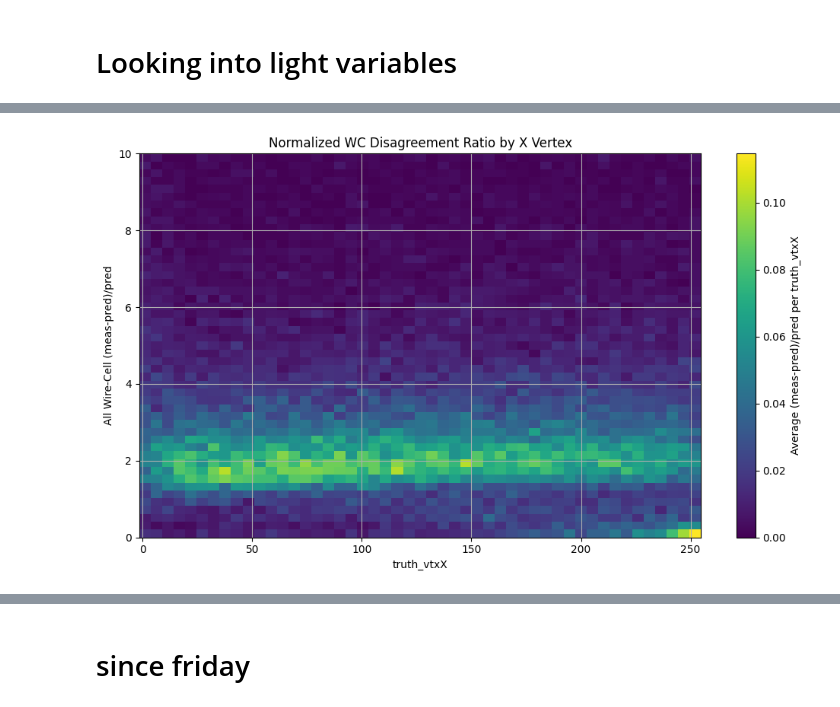
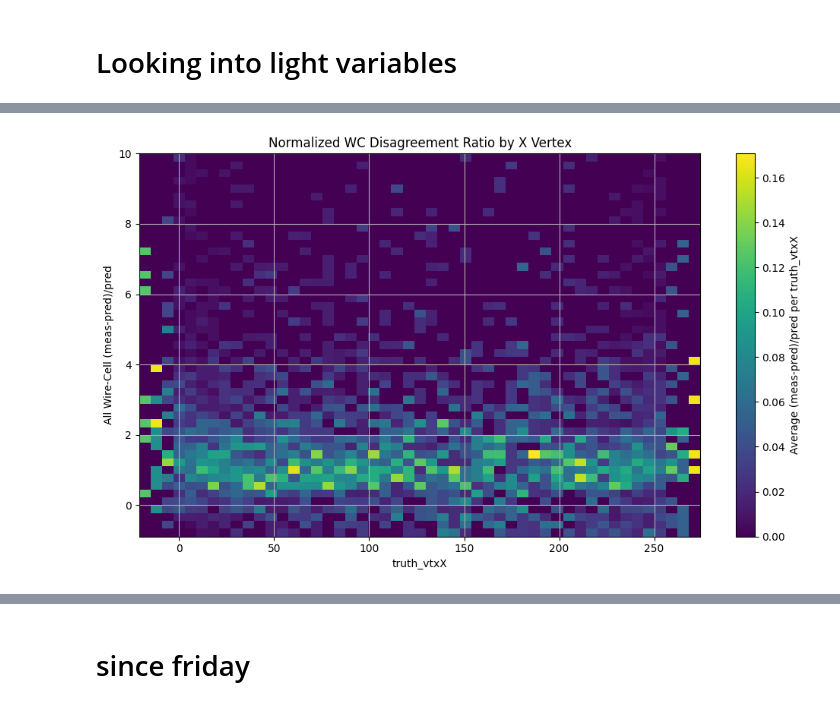
Before and after one commit to kpulido444/REU_uboone_photon_rejection, a Jupyter notebook: SUPRISE_with_blips.ipynb, the cells around one changed output, grey strips where cells are left out. Saved outputs shown, nothing was run; the diff lists cells and outputs as text; code cells hidden in the pictures.

```diff
--- a/SUPRISE_with_blips.ipynb
+++ b/SUPRISE_with_blips.ipynb
@@ -954,7 +1002,11 @@ wc_df["reco_backwards_projected_dist"] = backwards_projected_dists
 # %% [markdown]
 ## Unify dfs
 # %%
-every_event_df = pd.concat[]
+all_df = pd.concat([pi0_df, dirt_df, nu_df], axis=0, ignore_index=True)
+all_pi0_df = pd.concat([pi0_pi0_df, dirt_pi0_df, nu_pi0_df], axis=0, ignore_index=True)
+
+signal_df = pd.concat([pi0_signal, nu_signal], axis=0, ignore_index=True)
+background_df = pd.concat([pi0_background, nu_background], axis=0, ignore_index=True)
 # %% [markdown]
 # Looking at blip variables
 # %%
@@ -1250,34 +1412,39 @@ plt.show()
 # %%
 # look at all pmt light as a funciton of x vertex
 
-x_bins = np.linspace(wc_df['truth_vtxX'].min(), wc_df['truth_vtxX'].max(), 50)
-y_bins = np.linspace(wc_df['meas_minus_pred'].min(), 10, 50)
+#x_bins = np.linspace(all_df['truth_vtxX'].min(), all_df['truth_vtxX'].max(), 50)
+#y_bins = np.linspace(all_df['meas_minus_pred'].min(), 10, 50)
+
+x_bins = np.linspace(-1.0-20, 254.3+20, 50)
+y_bins = np.linspace(background_df['meas_minus_pred'].min()+.1, 10, 50)
+
+plot_df = background_df.query('missed_photon_e > .05')
 
 # 2D histogram: counts in (X, ratio)
 H2D, xedges, yedges = np.histogram2d(
-    wc_df['truth_vtxX'],
-    wc_df["meas_minus_pred"],
+    plot_df['missed_vtxX'],
+    plot_df["meas_minus_pred"],
     bins=[x_bins, y_bins]
 )
 
 # 1D histogram: counts per X bin
-H1D, _ = np.histogram(wc_df['truth_vtxX'], bins=x_bins)
+H1D, _ = np.histogram(plot_df['truth_vtxX'], bins=x_bins)
 
 # Normalize the 2D histogram by the 1D counts
 H1D = H1D.astype(float)
 H1D[H1D == 0] = np.nan # Avoid division by zero by masking
 
 H2D_norm = (H2D.T / H1D).T  # normalize each column (meas_minus_pred) by row sum in x
 
 # Plot the normalized 2D histogram
 plt.figure(figsize=(10, 6))
 plt.pcolormesh(xedges, yedges, H2D_norm.T, cmap='viridis')
 plt.colorbar(label='Average (meas-pred)/pred per truth_vtxX')
 plt.xlabel('truth_vtxX')
 plt.ylabel('All Wire-Cell (meas-pred)/pred')
 plt.title('Normalized WC Disagreement Ratio by X Vertex')
 plt.grid(True)
 plt.tight_layout()
 plt.show()
 # %% [output]
-[figure, old version]
+[figure, new version]
```
Also changed, not shown: parts of 20 cells of this notebook, 1 other file.
